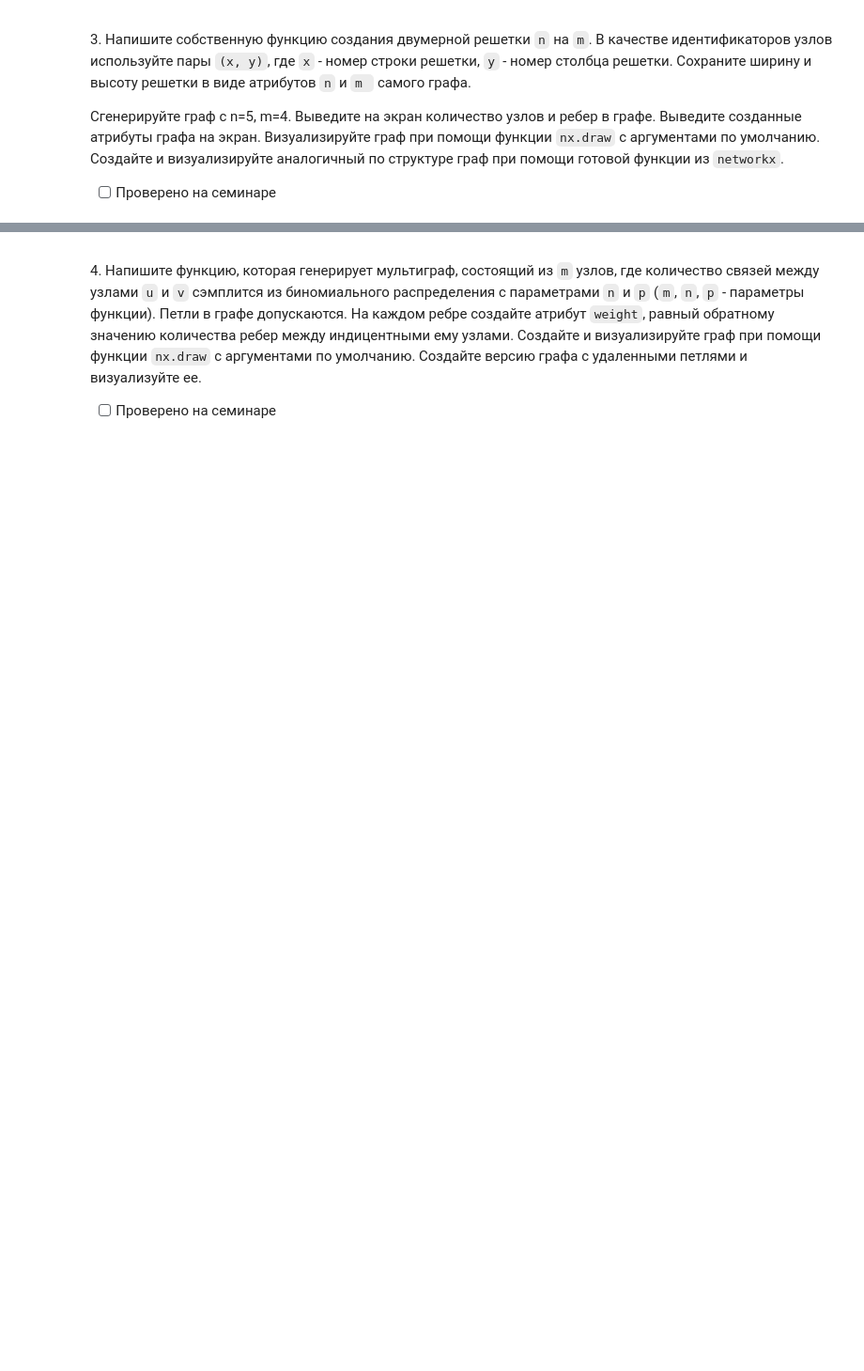
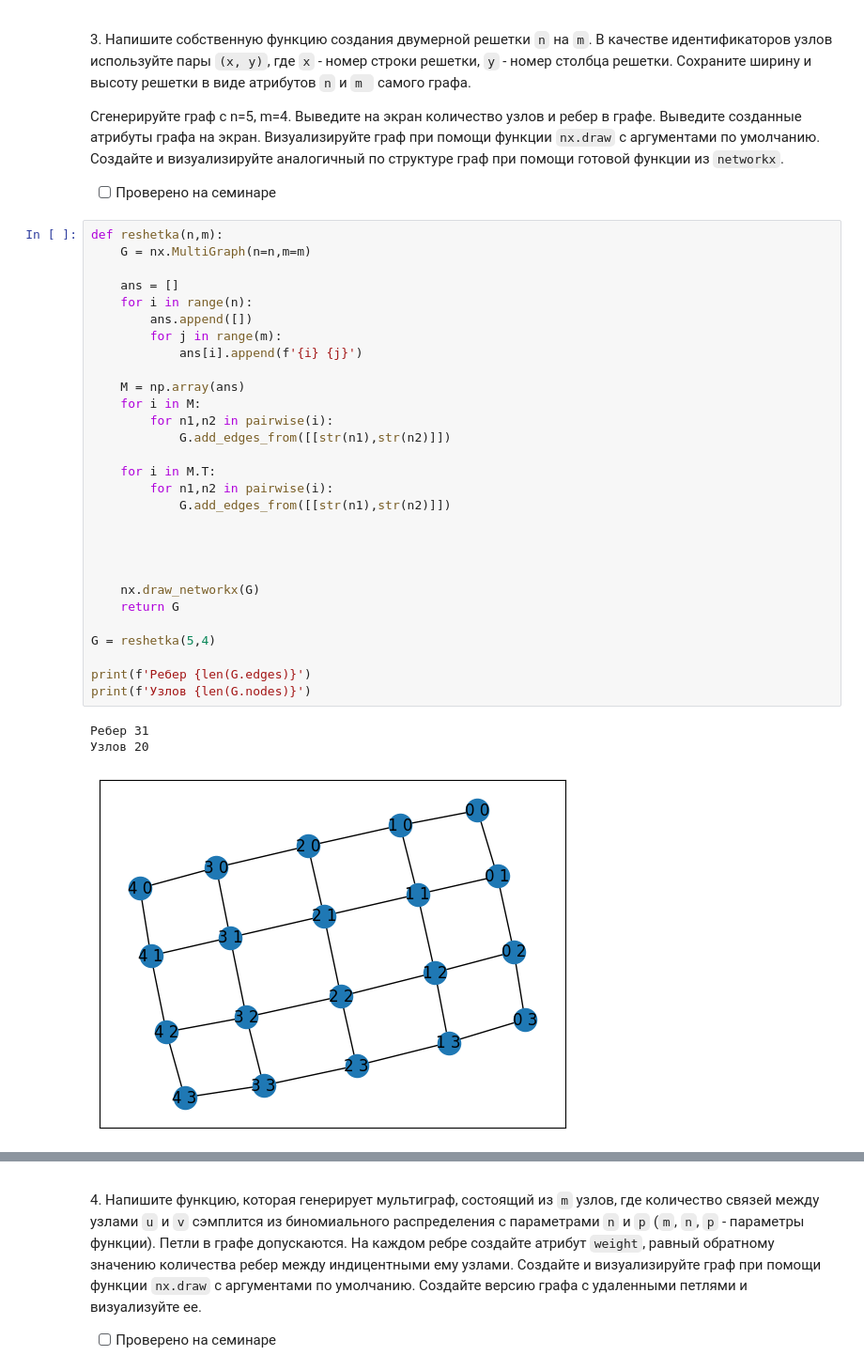
Before and after one commit to Ackrome/FU, a Jupyter notebook: Course_3/SA(C)/01_nx_graph.ipynb, the cells around one changed output, grey strips where cells are left out. Shown at 94% size. Drawn from its saved outputs; the diff is of its cells as text; blank space fills up the shorter version.

```diff
--- a/Course_3/SA(C)/01_nx_graph.ipynb
+++ b/Course_3/SA(C)/01_nx_graph.ipynb
@@ -61,3 +131,36 @@ __Авторы задач: Макрушин С.В (SVMakrushin@fa.ru), Блох
 Сгенерируйте граф с n=5, m=4. Выведите на экран количество узлов и ребер в графе. Выведите созданные атрибуты графа на экран. Визуализируйте граф при помощи функции `nx.draw` с аргументами по умолчанию. Создайте и визуализируйте аналогичный по структуре граф при помощи готовой функции из `networkx`.
 
 - [ ] Проверено на семинаре
+# %%
+def reshetka(n,m):
+    G = nx.MultiGraph(n=n,m=m)
+
+    ans = []
+    for i in range(n):
+        ans.append([])
+        for j in range(m):
+            ans[i].append(f'{i} {j}')
+
+    M = np.array(ans)
+    for i in M:
+        for n1,n2 in pairwise(i):
+            G.add_edges_from([[str(n1),str(n2)]])
+
+    for i in M.T:
+        for n1,n2 in pairwise(i):
+            G.add_edges_from([[str(n1),str(n2)]])
+
+
+
+
+    nx.draw_networkx(G)
+    return G
+
+G = reshetka(5,4)
+
+print(f'Ребер {len(G.edges)}')
+print(f'Узлов {len(G.nodes)}')
+# %% [output]
+Ребер 31
+Узлов 20
+[figure, added]
```
Also changed, not shown: parts of 4 cells of this notebook, 2 other files.
